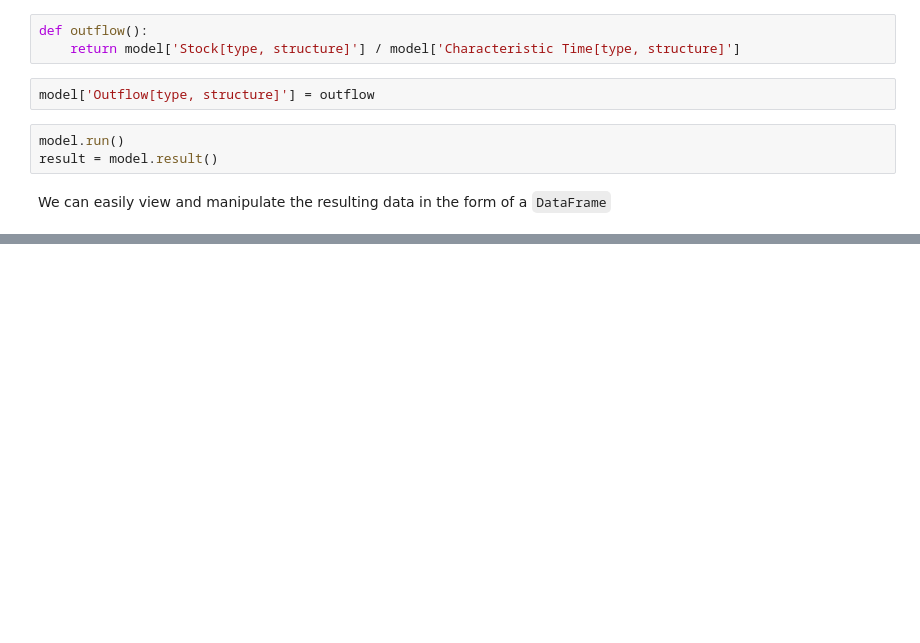
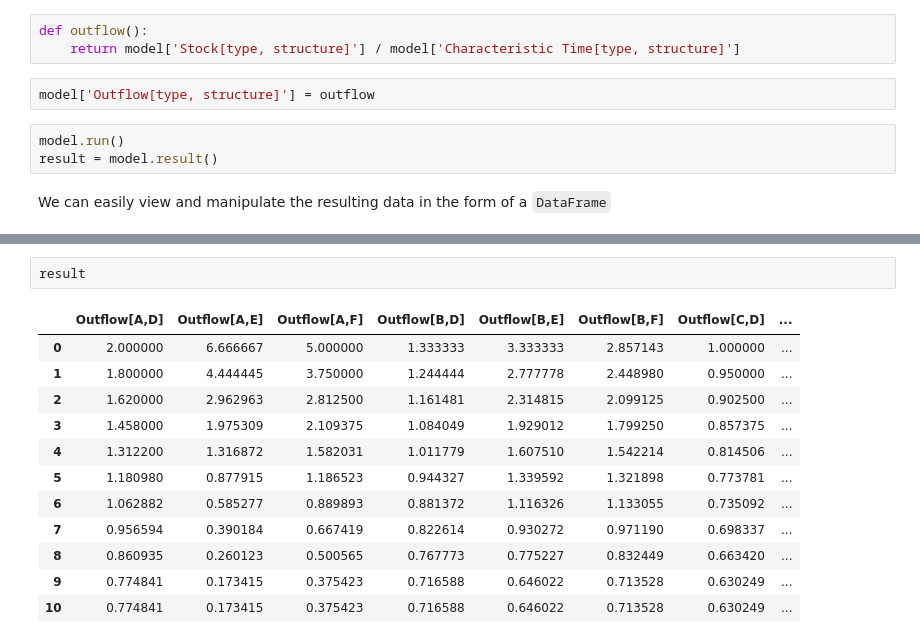
Before and after one commit to pbreach/venpy, a Jupyter notebook: docs/Basic Usage.ipynb, the cells around one changed output, grey strips where cells are left out. Drawn from its saved outputs; the diff is of its cells as text; blank space fills up the shorter version.

```diff
--- a/docs/Basic Usage.ipynb
+++ b/docs/Basic Usage.ipynb
@@ -218,0 +219,15 @@ result.filter(regex='Stock').plot()
+# %%
+result
+# %% [output]
+|  | Outflow[A,D] | Outflow[A,E] | Outflow[A,F] | Outflow[B,D] | Outflow[B,E] | Outflow[B,F] | Outflow[C,D] | ... |
+| 0 | 2.000000 | 6.666667 | 5.000000 | 1.333333 | 3.333333 | 2.857143 | 1.000000 | ... |
+| 1 | 1.800000 | 4.444445 | 3.750000 | 1.244444 | 2.777778 | 2.448980 | 0.950000 | ... |
+| 2 | 1.620000 | 2.962963 | 2.812500 | 1.161481 | 2.314815 | 2.099125 | 0.902500 | ... |
+| 3 | 1.458000 | 1.975309 | 2.109375 | 1.084049 | 1.929012 | 1.799250 | 0.857375 | ... |
+| 4 | 1.312200 | 1.316872 | 1.582031 | 1.011779 | 1.607510 | 1.542214 | 0.814506 | ... |
+| 5 | 1.180980 | 0.877915 | 1.186523 | 0.944327 | 1.339592 | 1.321898 | 0.773781 | ... |
+| 6 | 1.062882 | 0.585277 | 0.889893 | 0.881372 | 1.116326 | 1.133055 | 0.735092 | ... |
+| 7 | 0.956594 | 0.390184 | 0.667419 | 0.822614 | 0.930272 | 0.971190 | 0.698337 | ... |
+| 8 | 0.860935 | 0.260123 | 0.500565 | 0.767773 | 0.775227 | 0.832449 | 0.663420 | ... |
+| 9 | 0.774841 | 0.173415 | 0.375423 | 0.716588 | 0.646022 | 0.713528 | 0.630249 | ... |
+| 10 | 0.774841 | 0.173415 | 0.375423 | 0.716588 | 0.646022 | 0.713528 | 0.630249 | ... |
```
Also changed, not shown: parts of 11 cells of this notebook.
